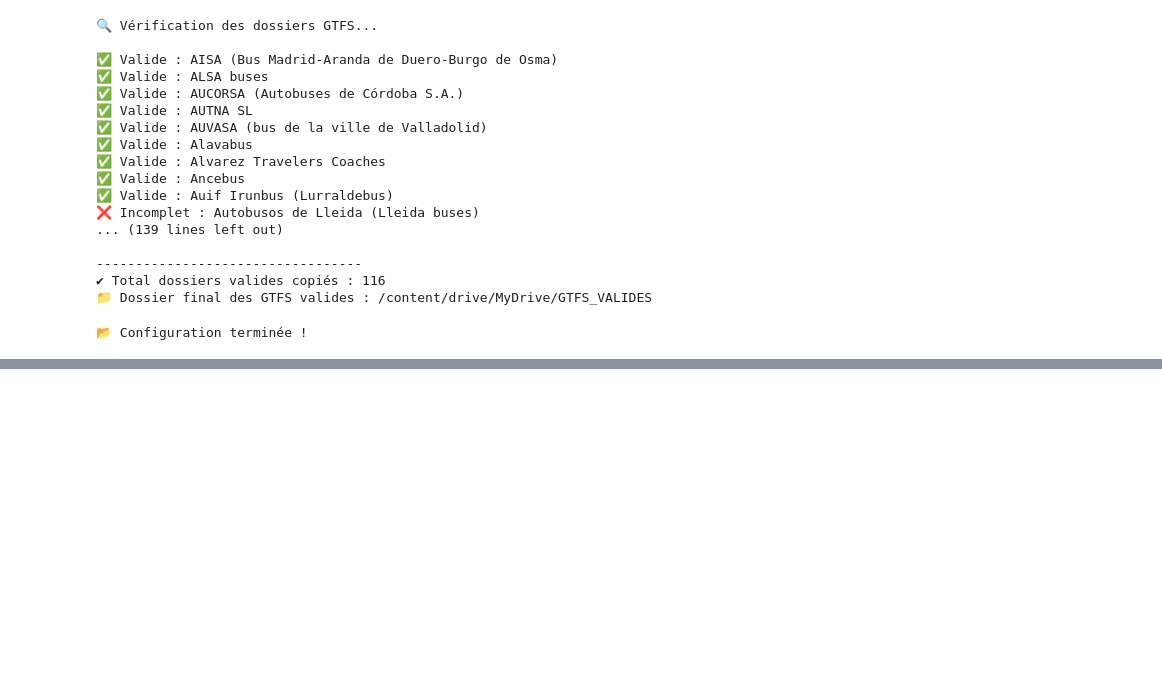
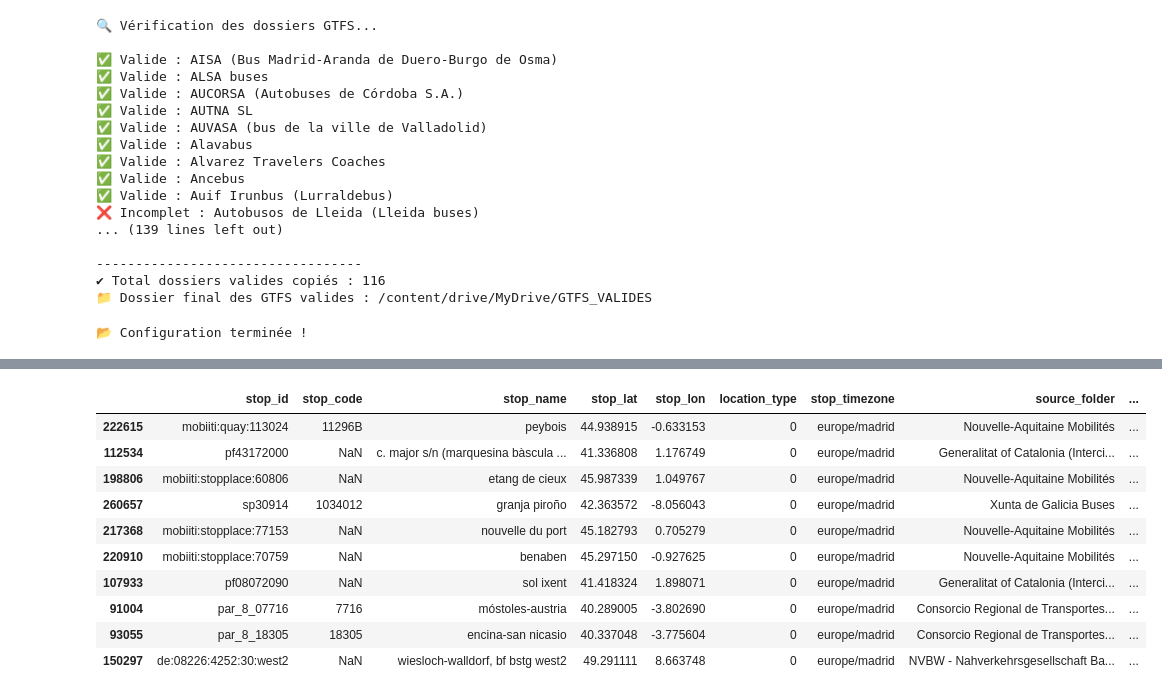
Before and after one commit to 12halima/Transport_Recommander, a Jupyter notebook: notebooks/01_load_gtfs.ipynb, the cells around one changed output, grey strips where cells are left out. Saved outputs shown, nothing was run; the diff lists cells and outputs as text; code cells hidden in the pictures; blank space fills up the shorter version.

```diff
--- a/notebooks/01_load_gtfs.ipynb
+++ b/notebooks/01_load_gtfs.ipynb
@@ -1456,0 +860,14 @@ The end **Halima**  mazal madert duplicate f calendar !!!!!!!
+# %%
+stops_df.sample(10)
+# %% [output]
+|  | stop_id | stop_code | stop_name | stop_lat | stop_lon | location_type | stop_timezone | source_folder | ... |
+| 222615 | mobiiti:quay:113024 | 11296B | peybois | 44.938915 | -0.633153 | 0 | europe/madrid | Nouvelle-Aquitaine Mobilités | ... |
+| 112534 | pf43172000 | NaN | c. major s/n (marquesina bàscula ... | 41.336808 | 1.176749 | 0 | europe/madrid | Generalitat of Catalonia (Interci... | ... |
+| 198806 | mobiiti:stopplace:60806 | NaN | etang de cieux | 45.987339 | 1.049767 | 0 | europe/madrid | Nouvelle-Aquitaine Mobilités | ... |
+| 260657 | sp30914 | 1034012 | granja piroño | 42.363572 | -8.056043 | 0 | europe/madrid | Xunta de Galicia Buses | ... |
+| 217368 | mobiiti:stopplace:77153 | NaN | nouvelle du port | 45.182793 | 0.705279 | 0 | europe/madrid | Nouvelle-Aquitaine Mobilités | ... |
+| 220910 | mobiiti:stopplace:70759 | NaN | benaben | 45.297150 | -0.927625 | 0 | europe/madrid | Nouvelle-Aquitaine Mobilités | ... |
+| 107933 | pf08072090 | NaN | sol ixent | 41.418324 | 1.898071 | 0 | europe/madrid | Generalitat of Catalonia (Interci... | ... |
+| 91004 | par_8_07716 | 7716 | móstoles-austria | 40.289005 | -3.802690 | 0 | europe/madrid | Consorcio Regional de Transportes... | ... |
+| 93055 | par_8_18305 | 18305 | encina-san nicasio | 40.337048 | -3.775604 | 0 | europe/madrid | Consorcio Regional de Transportes... | ... |
+| 150297 | de:08226:4252:30:west2 | NaN | wiesloch-walldorf, bf bstg west2 | 49.291111 | 8.663748 | 0 | europe/madrid | NVBW - Nahverkehrsgesellschaft Ba... | ... |
```
Also changed, not shown: parts of 64 cells of this notebook.
